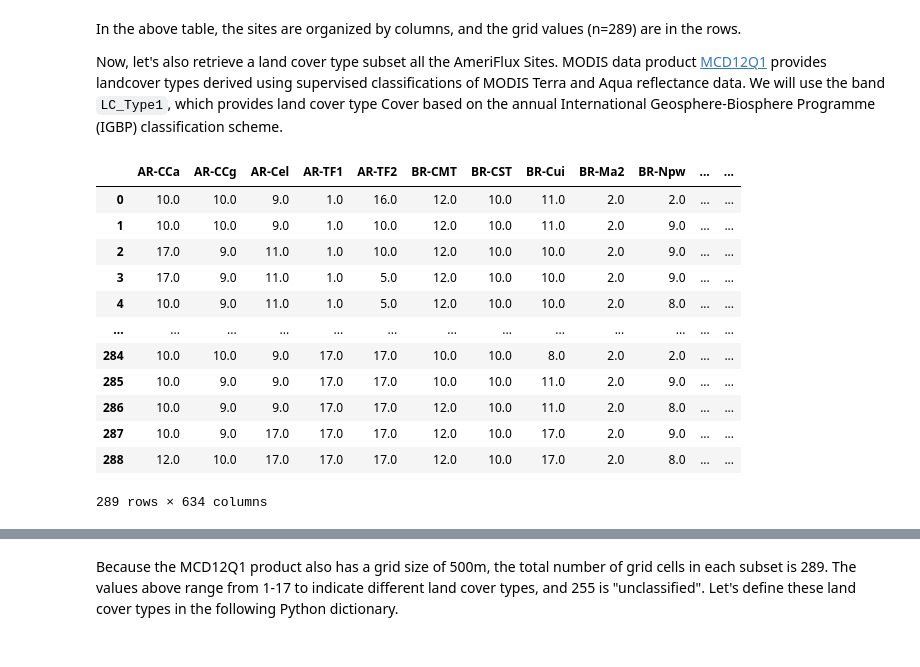
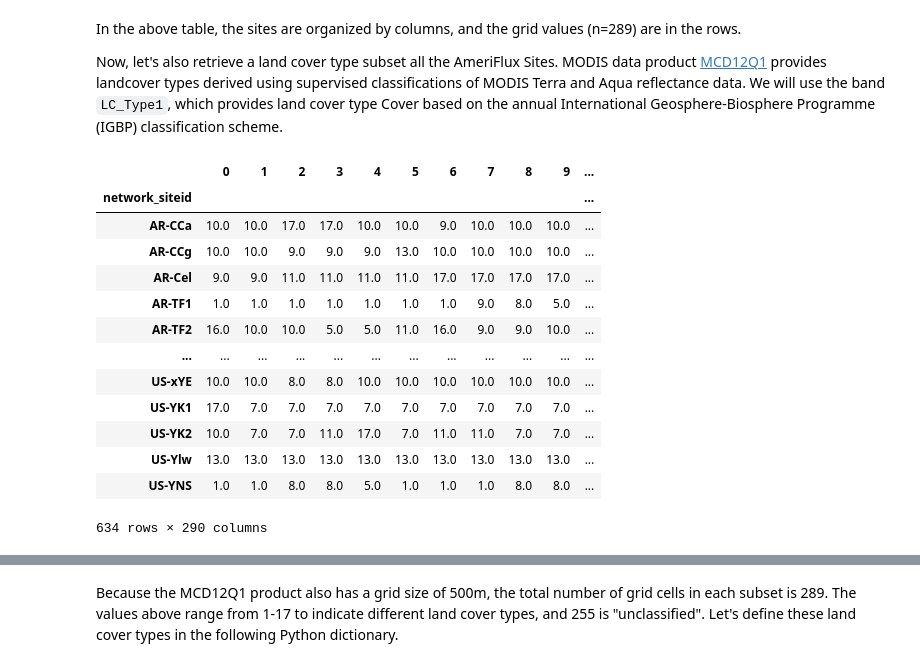
Before and after one commit to ornldaac/tesvis, a Jupyter notebook: notebooks/fixedsites_api.ipynb, the cells around one changed output, grey strips where cells are left out. Cells and saved outputs as stored; diff of their text form; code cells hidden in the pictures.

```diff
--- a/notebooks/fixedsites_api.ipynb
+++ b/notebooks/fixedsites_api.ipynb
@@ -350,16 +353,21 @@ We will be using the API endpoint `{product}/{network}/{network_siteid}/subsetFi
 
 First, let's retrieve the subset for the band `500_m_16_days_NDVI` from the data product `VNP13A1`. Since this product has a grid size of 500m x 500m, for a subset area of 8km x 8km, there should be 289 grids.
 # %%
+date4='A2017001'
+date5='A2017365'
 product = 'VNP13A1'
 band = '500_m_16_days_NDVI'
-params = {'startDate': date3, 'endDate':date3, 'band':band}
+params = {'startDate': date4, 'endDate':date5, 'band':band}
 ndvi_df = []
 # loop through all Ameriflux sites
 for sid in sites_gdf.network_siteid.tolist():
     data_json = api(f'{product}/{network}/{sid}/subsetFiltered', params=params).get('subset')
     if data_json:
-        df = pd.DataFrame(setnan(data_json[0].get('data')), columns =[sid])
-        ndvi_df.append(df)
-ndvi_df = pd.concat(ndvi_df, axis=1)
+        for d_json in data_json:
+            df = pd.DataFrame(setnan(d_json.get('data'))).transpose()
+            df['network_siteid']=sid
+            df['calendar_date']=d_json.get('calendar_date')
+            ndvi_df.append(df)
+ndvi_df = pd.concat(ndvi_df).set_index('network_siteid')
 ndvi_df
 # %% [output]
@@ -383,27 +392,30 @@ Now, let's also retrieve a land cover type subset all the AmeriFlux Sites. MODIS
 # %%
 product2 = 'MCD12Q1'
 band2 = 'LC_Type1'
 date4 = 'A2017001'
 params = {'startDate': date4, 'endDate':date4, 'band':band2}
 cover_df = []
 for sid in sites_gdf.network_siteid.tolist():
     data_json = api(f'{product2}/{network}/{sid}/subset', params=params).get('subset')
     if data_json:
-        df = pd.DataFrame(setnan(data_json[0].get('data')), columns =[sid])
+        df = pd.DataFrame(setnan(data_json[0].get('data'))).transpose()
+        df['network_siteid']=sid
+        df['calendar_date']=d_json.get('calendar_date')
         cover_df.append(df)
-cover_df = pd.concat(cover_df, axis=1)
+cover_df = pd.concat(cover_df).set_index('network_siteid')
 cover_df
 # %% [output]
-|  | AR-CCa | AR-CCg | AR-Cel | AR-TF1 | AR-TF2 | BR-CMT | BR-CST | BR-Cui | BR-Ma2 | BR-Npw | ... | ... |
-| 0 | 10.0 | 10.0 | 9.0 | 1.0 | 16.0 | 12.0 | 10.0 | 11.0 | 2.0 | 2.0 | ... | ... |
-| 1 | 10.0 | 10.0 | 9.0 | 1.0 | 10.0 | 12.0 | 10.0 | 11.0 | 2.0 | 9.0 | ... | ... |
-| 2 | 17.0 | 9.0 | 11.0 | 1.0 | 10.0 | 12.0 | 10.0 | 10.0 | 2.0 | 9.0 | ... | ... |
-| 3 | 17.0 | 9.0 | 11.0 | 1.0 | 5.0 | 12.0 | 10.0 | 10.0 | 2.0 | 9.0 | ... | ... |
-| 4 | 10.0 | 9.0 | 11.0 | 1.0 | 5.0 | 12.0 | 10.0 | 10.0 | 2.0 | 8.0 | ... | ... |
-| ... | ... | ... | ... | ... | ... | ... | ... | ... | ... | ... | ... | ... |
-| 284 | 10.0 | 10.0 | 9.0 | 17.0 | 17.0 | 10.0 | 10.0 | 8.0 | 2.0 | 2.0 | ... | ... |
-| 285 | 10.0 | 9.0 | 9.0 | 17.0 | 17.0 | 10.0 | 10.0 | 11.0 | 2.0 | 9.0 | ... | ... |
-| 286 | 10.0 | 9.0 | 9.0 | 17.0 | 17.0 | 12.0 | 10.0 | 11.0 | 2.0 | 8.0 | ... | ... |
-| 287 | 10.0 | 9.0 | 17.0 | 17.0 | 17.0 | 12.0 | 10.0 | 17.0 | 2.0 | 9.0 | ... | ... |
-| 288 | 12.0 | 10.0 | 17.0 | 17.0 | 17.0 | 12.0 | 10.0 | 17.0 | 2.0 | 8.0 | ... | ... |
+|  | 0 | 1 | 2 | 3 | 4 | 5 | 6 | 7 | 8 | 9 | ... |
+| network_siteid |  |  |  |  |  |  |  |  |  |  | ... |
+| AR-CCa | 10.0 | 10.0 | 17.0 | 17.0 | 10.0 | 10.0 | 9.0 | 10.0 | 10.0 | 10.0 | ... |
+| AR-CCg | 10.0 | 10.0 | 9.0 | 9.0 | 9.0 | 13.0 | 10.0 | 10.0 | 10.0 | 10.0 | ... |
+| AR-Cel | 9.0 | 9.0 | 11.0 | 11.0 | 11.0 | 11.0 | 17.0 | 17.0 | 17.0 | 17.0 | ... |
+| AR-TF1 | 1.0 | 1.0 | 1.0 | 1.0 | 1.0 | 1.0 | 1.0 | 9.0 | 8.0 | 5.0 | ... |
+| AR-TF2 | 16.0 | 10.0 | 10.0 | 5.0 | 5.0 | 11.0 | 16.0 | 9.0 | 9.0 | 10.0 | ... |
+| ... | ... | ... | ... | ... | ... | ... | ... | ... | ... | ... | ... |
+| US-xYE | 10.0 | 10.0 | 8.0 | 8.0 | 10.0 | 10.0 | 10.0 | 10.0 | 10.0 | 10.0 | ... |
+| US-YK1 | 17.0 | 7.0 | 7.0 | 7.0 | 7.0 | 7.0 | 7.0 | 7.0 | 7.0 | 7.0 | ... |
+| US-YK2 | 10.0 | 7.0 | 7.0 | 11.0 | 17.0 | 7.0 | 11.0 | 11.0 | 7.0 | 7.0 | ... |
+| US-Ylw | 13.0 | 13.0 | 13.0 | 13.0 | 13.0 | 13.0 | 13.0 | 13.0 | 13.0 | 13.0 | ... |
+| US-YNS | 1.0 | 1.0 | 8.0 | 8.0 | 5.0 | 1.0 | 1.0 | 1.0 | 8.0 | 8.0 | ... |
-289 rows × 634 columns
+634 rows × 290 columns
```
Also changed, not shown: parts of 15 cells of this notebook.
